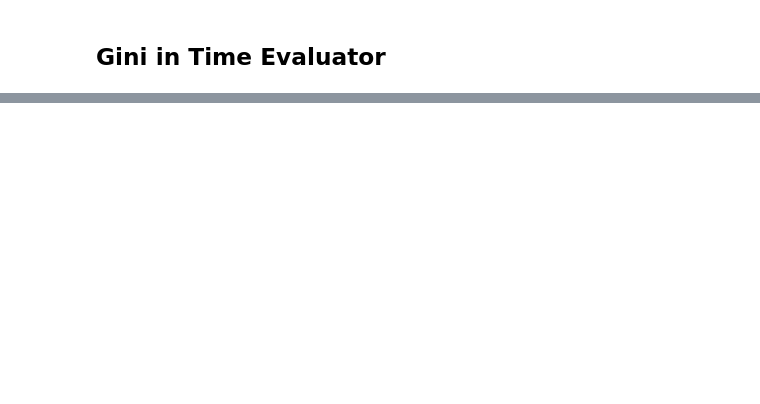
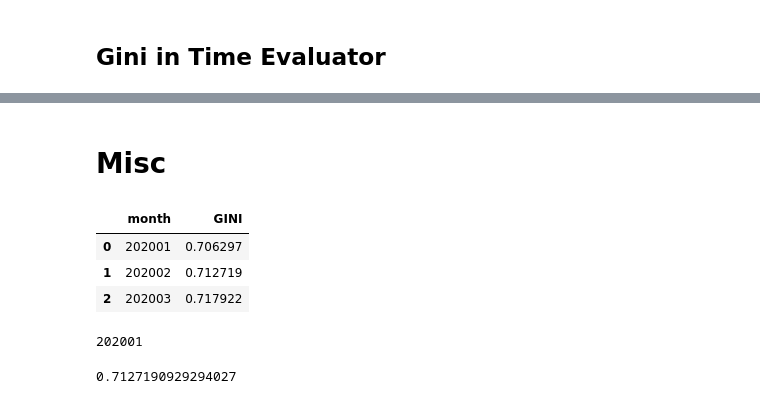
Before and after one commit to Vrboska/mofr, a Jupyter notebook: Testing.ipynb, the cells around one changed output, grey strips where cells are left out. Drawn from its saved outputs; the diff is of its cells as text; code cells hidden in the pictures; blank space fills up the shorter version.

```diff
--- a/Testing.ipynb
+++ b/Testing.ipynb
@@ -387,2 +387,21 @@ gite.get_graph()
 # %%
 gite.get_table()
+# %% [markdown]
+# Misc
+# %%
+a=df.groupby('month').apply(lambda x: metrics.gini(x['target'], x['p_churn']) ).to_frame('GINI')
+a.reset_index(level=0, inplace=True)
+a
+# %% [output]
+|  | month | GINI |
+| 0 | 202001 | 0.706297 |
+| 1 | 202002 | 0.712719 |
+| 2 | 202003 | 0.717922 |
+# %%
+df['month'][0]
+# %% [output]
+202001
+# %%
+ metrics.gini(df[df['month']==202002]['target'], df[df['month']==202002]['p_churn'])
+# %% [output]
+0.7127190929294027
```
Also changed, not shown: parts of 7 cells of this notebook, 1 other file.
